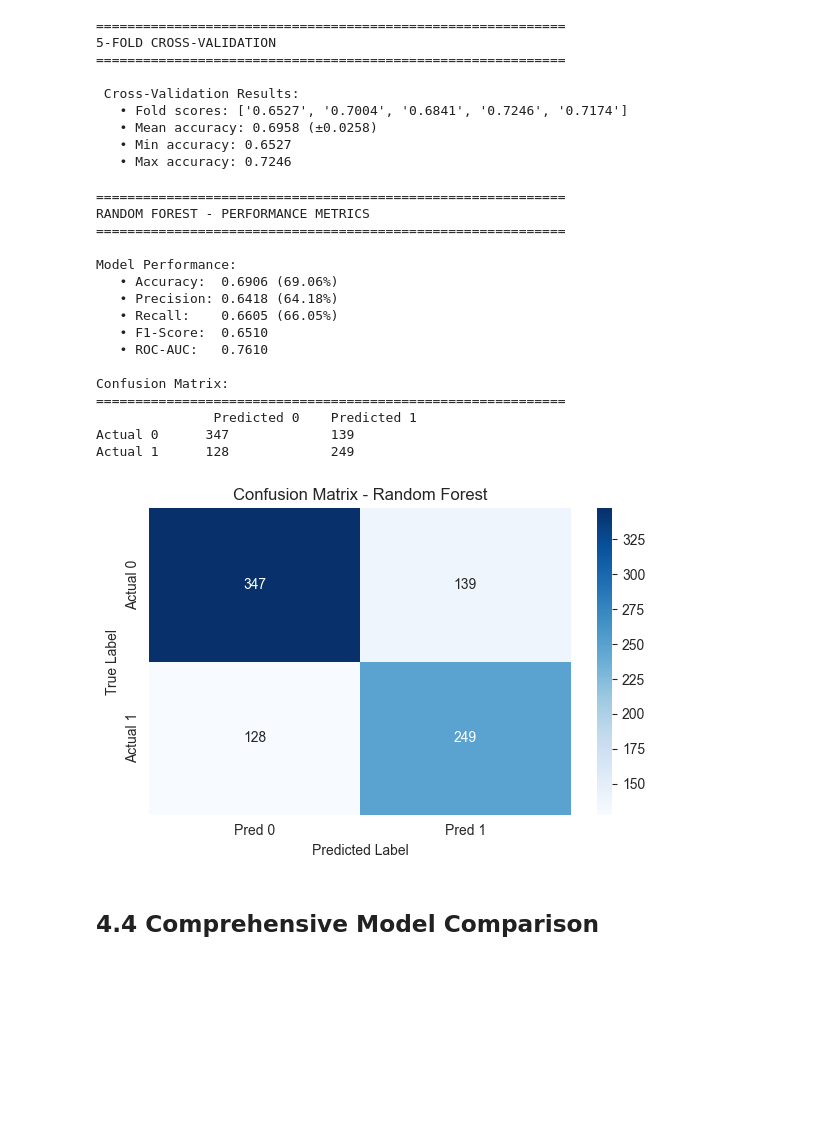
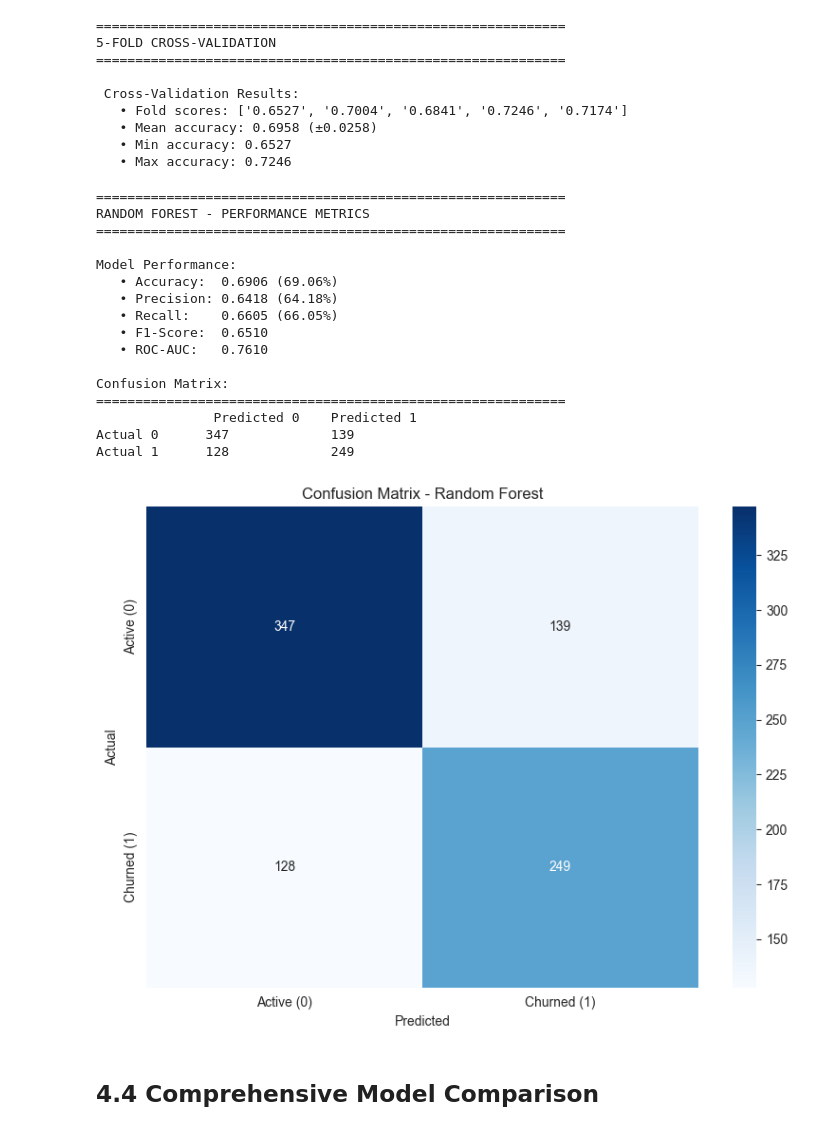
Before and after one commit to MuhammadAbbas99/data_osaaja_harjoittelu, a Jupyter notebook: Phase3_ML_Churn_and_Segmentation.ipynb, the cells around one changed output. Drawn from its saved outputs; the diff is of its cells as text; code cells hidden in the pictures; blank space fills up the shorter version.

```diff
--- a/Phase3_ML_Churn_and_Segmentation.ipynb
+++ b/Phase3_ML_Churn_and_Segmentation.ipynb
@@ -1480,39 +1480,39 @@ print(f"   • ROC-AUC:   {roc_auc_rf:.4f}")
 
 print("\nConfusion Matrix:")
 print("="*60)
 print(f"               Predicted 0    Predicted 1")
 print(f"Actual 0      {tn:<15} {fp:<15}")
 print(f"Actual 1      {fn:<15} {tp:<15}")
 
 # Plot confusion matrix
-plt.figure(figsize=(6,4))
+plt.figure(figsize=(8,6))
 sns.heatmap(cm, annot=True, fmt='d', cmap='Blues',
-            xticklabels=['Pred 0', 'Pred 1'],
-            yticklabels=['Actual 0', 'Actual 1'])
+            xticklabels=['Active (0)', 'Churned (1)'],
+            yticklabels=['Active (0)', 'Churned (1)'])
 
 plt.title("Confusion Matrix - Random Forest")
-plt.xlabel("Predicted Label")
-plt.ylabel("True Label")
+plt.xlabel("Predicted")
+plt.ylabel("Actual")
 plt.tight_layout()
 plt.show()
 # %% [output]
 ============================================================
 RANDOM FOREST - PERFORMANCE METRICS
 ============================================================
 
 Model Performance:
    • Accuracy:  0.6906 (69.06%)
    • Precision: 0.6418 (64.18%)
    • Recall:    0.6605 (66.05%)
    • F1-Score:  0.6510
    • ROC-AUC:   0.7610
 
 Confusion Matrix:
 ============================================================
                Predicted 0    Predicted 1
 Actual 0      347             139
 Actual 1      128             249
-[figure, old version]
+[figure, new version]
 # %% [markdown]
 ## 4.4 Comprehensive Model Comparison
 # %%
```
Also changed, not shown: parts of 9 cells of this notebook, 2 other files.
